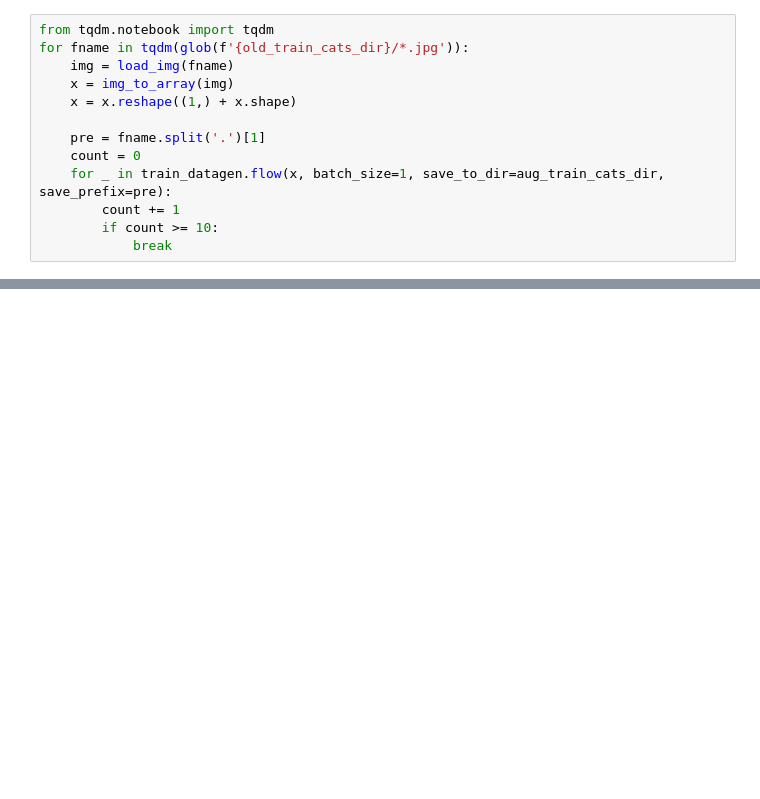
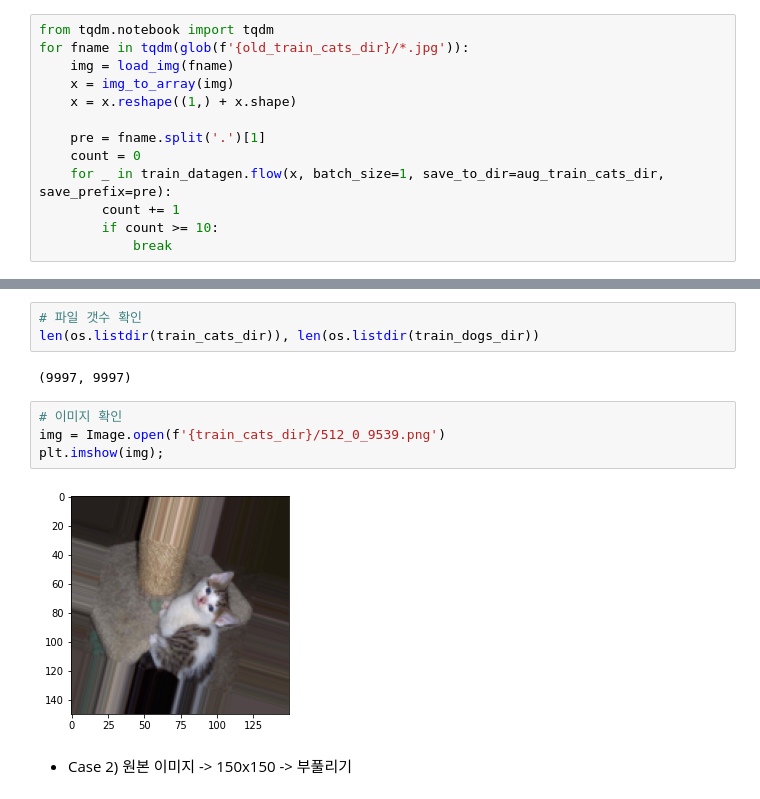
Before and after one commit to ckiekim/DeepLearning_2022_01, a Jupyter notebook: 91.보강/13_dogs_and_cats_부풀려저장하기.ipynb, the cells around one changed output, grey strips where cells are left out. Cells and saved outputs as stored; diff of their text form; blank space fills up the shorter version.

```diff
--- a/91.보강/13_dogs_and_cats_부풀려저장하기.ipynb
+++ b/91.보강/13_dogs_and_cats_부풀려저장하기.ipynb
@@ -142,0 +170,13 @@ len(os.listdir(old_train_cats_dir)), len(os.listdir(old_train_dogs_dir))
+# %%
+# 파일 갯수 확인
+len(os.listdir(train_cats_dir)), len(os.listdir(train_dogs_dir))
+# %% [output]
+(9997, 9997)
+# %%
+# 이미지 확인
+img = Image.open(f'{train_cats_dir}/512_0_9539.png')
+plt.imshow(img);
+# %% [output]
+[figure, added]
+# %% [markdown]
+- Case 2) 원본 이미지 -> 150x150 -> 부풀리기
```
Also changed, not shown: parts of 17 cells of this notebook, 1 other file.
